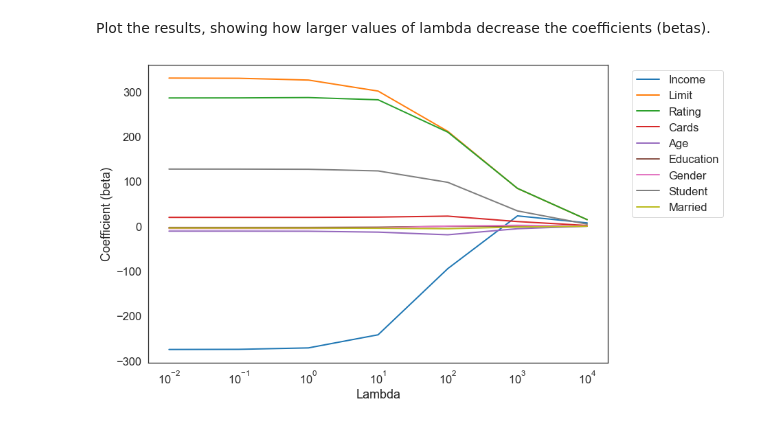
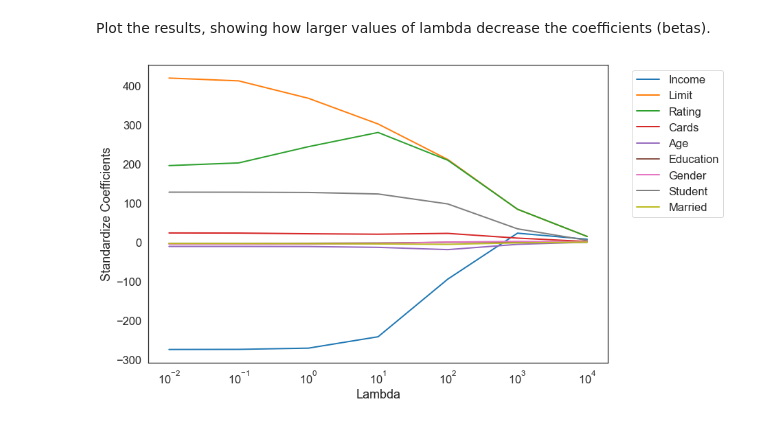
Before and after one commit to fau-masters-collected-works-cgarbin/regression-no-libraries, a Jupyter notebook: ridge_regression.ipynb, the cells around one changed output. Cells and saved outputs as stored; diff of their text form; code cells hidden in the pictures.

Commit message:
Increase iterations to look like figure in the book

```diff
--- a/ridge_regression.ipynb
+++ b/ridge_regression.ipynb
@@ -80,20 +82,20 @@ Perform ridge regression with the different lambda values (takes a few seconds t
 betas = []
 for i, lmbda in enumerate(LAMBDAS_TO_TEST):
     x, y = read_dataset()
-    b = ridge.fit(x, y, lr=0.00001, lmbda=lmbda, iterations=10_000)
+    b = ridge.fit(x, y, lr=0.00001, lmbda=lmbda, iterations=100_000)
     betas.append(b)
 # %% [markdown]
 Create a DataFrame in the long format to plot.
 # %%
 df = pd.DataFrame(np.squeeze(betas), columns=FEATURE_NAMES, index=LAMBDAS_TO_TEST)
 df = df.stack().reset_index()
-df.columns = ['Lambda', 'Feature', 'Coefficient (beta)']
+df.columns = ['Lambda', 'Feature', 'Standardize Coefficients']
 # %% [markdown]
 Plot the results, showing how larger values of lambda decrease the coefficients (betas).
 # %%
 fig, ax = plt.subplots(figsize=(12, 8));
-sns.lineplot(ax=ax, y='Coefficient (beta)', x='Lambda', hue='Feature', data=df)
+sns.lineplot(ax=ax, y='Standardize Coefficients', x='Lambda', hue='Feature', data=df)
 ax.set_xscale('log')
 plt.legend(bbox_to_anchor=(1.04,1), loc='upper left');
 # %% [output]
-[figure, old version]
+[figure, new version]
```
Also changed, not shown: parts of 1 cell of this notebook.
